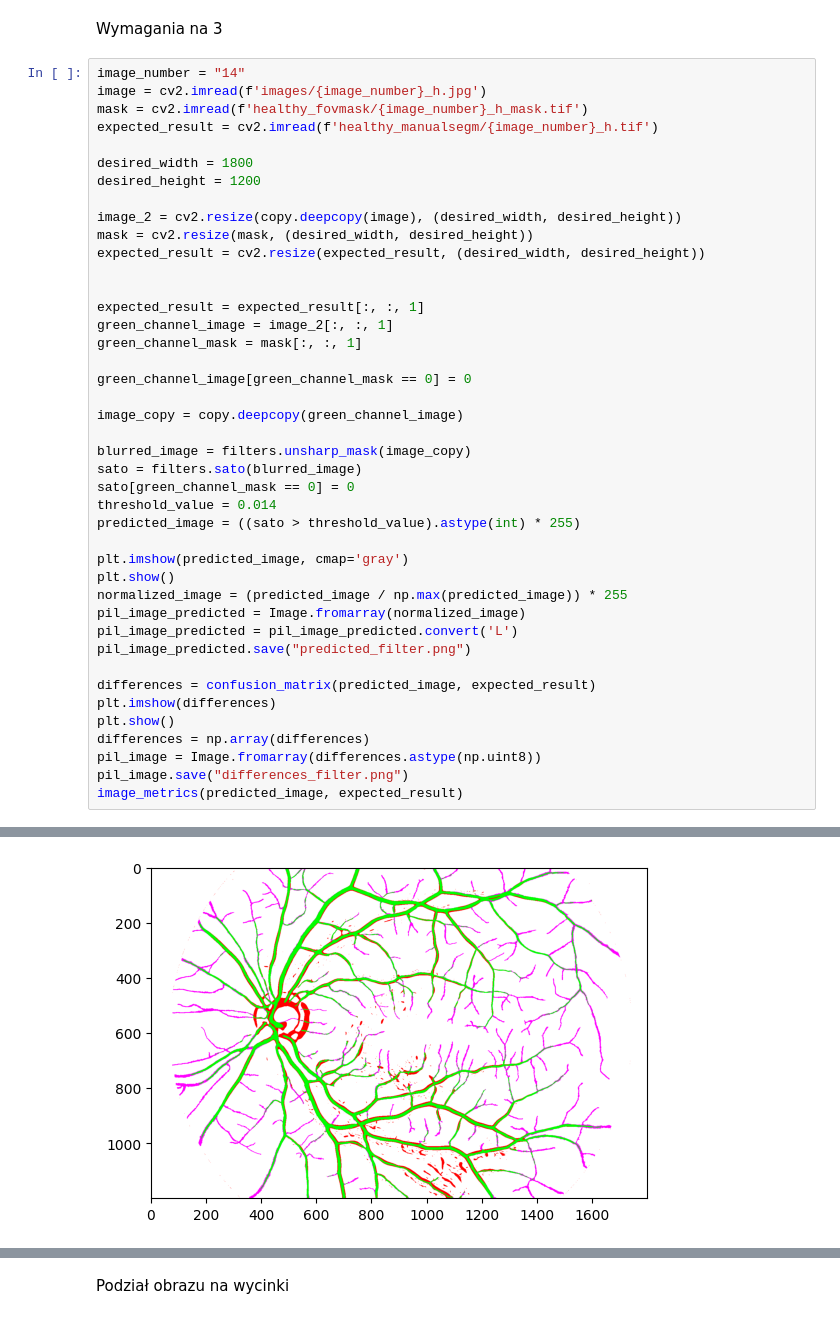
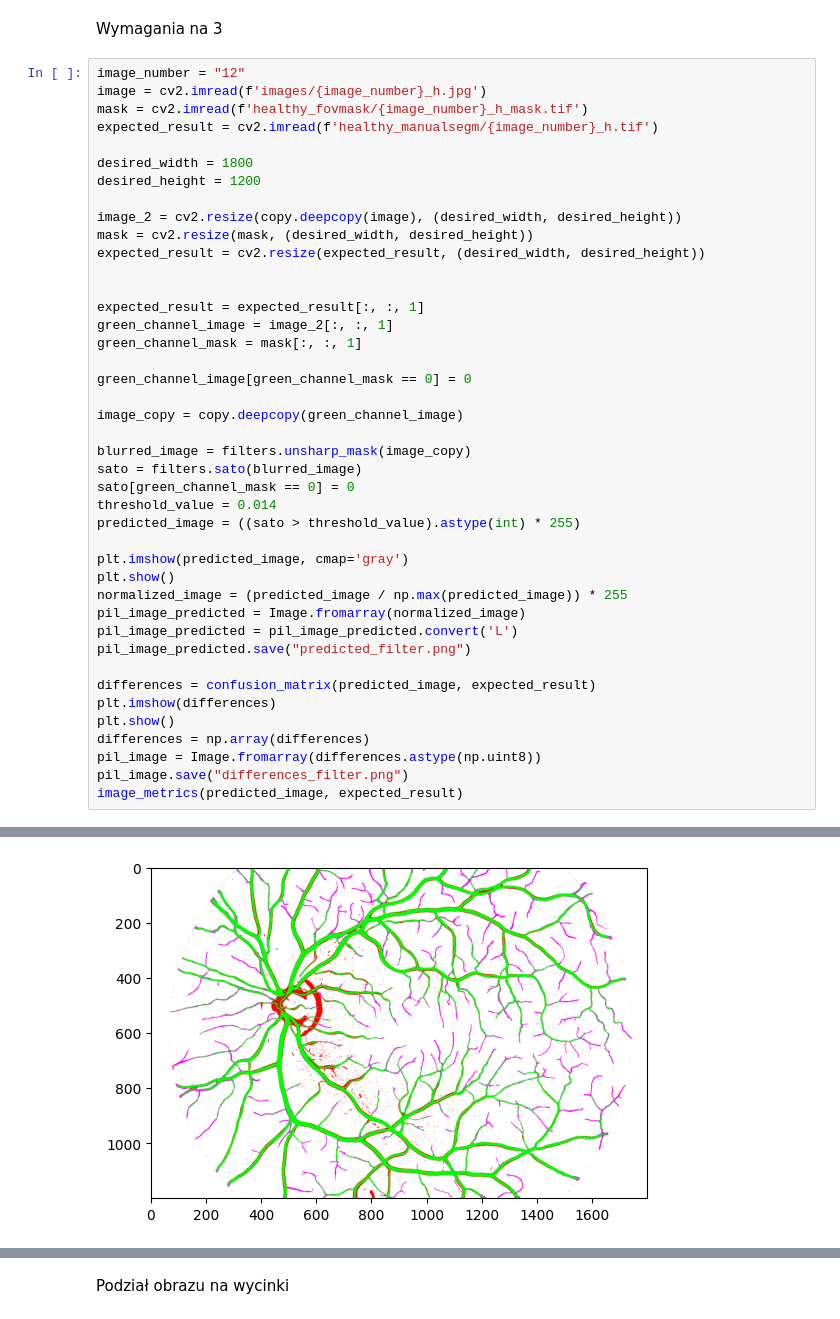
Before and after one commit to kaoiks/iwm_eye, a Jupyter notebook: iwm_eye.ipynb, the cells around one changed output, grey strips where cells are left out. Saved outputs shown, nothing was run; the diff lists cells and outputs as text.

```diff
--- a/iwm_eye.ipynb
+++ b/iwm_eye.ipynb
@@ -82,7 +82,7 @@ def image_metrics(predicted, model):
 # %% [markdown]
 Wymagania na 3
 # %%
-image_number = "14"
+image_number = "12"
 image = cv2.imread(f'images/{image_number}_h.jpg')
 mask = cv2.imread(f'healthy_fovmask/{image_number}_h_mask.tif')
 expected_result = cv2.imread(f'healthy_manualsegm/{image_number}_h.tif')
@@ -128 +128 @@ image_metrics(predicted_image, expected_result)
-[figure, old version]
+[figure, new version]
```
Also changed, not shown: parts of 3 cells of this notebook, 6 other files.
